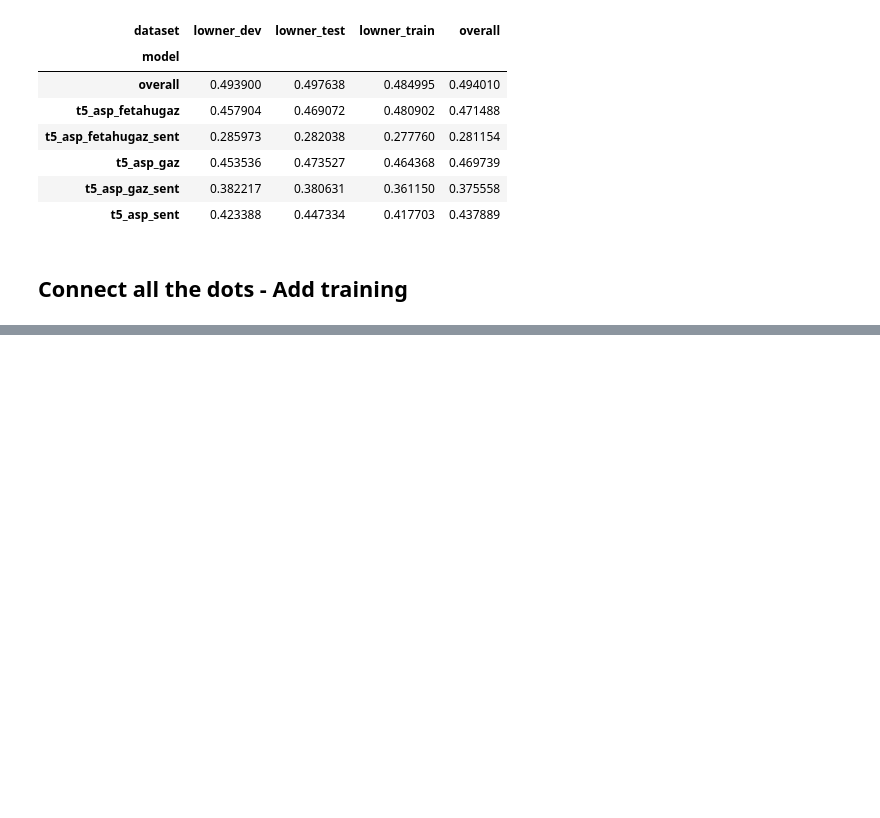
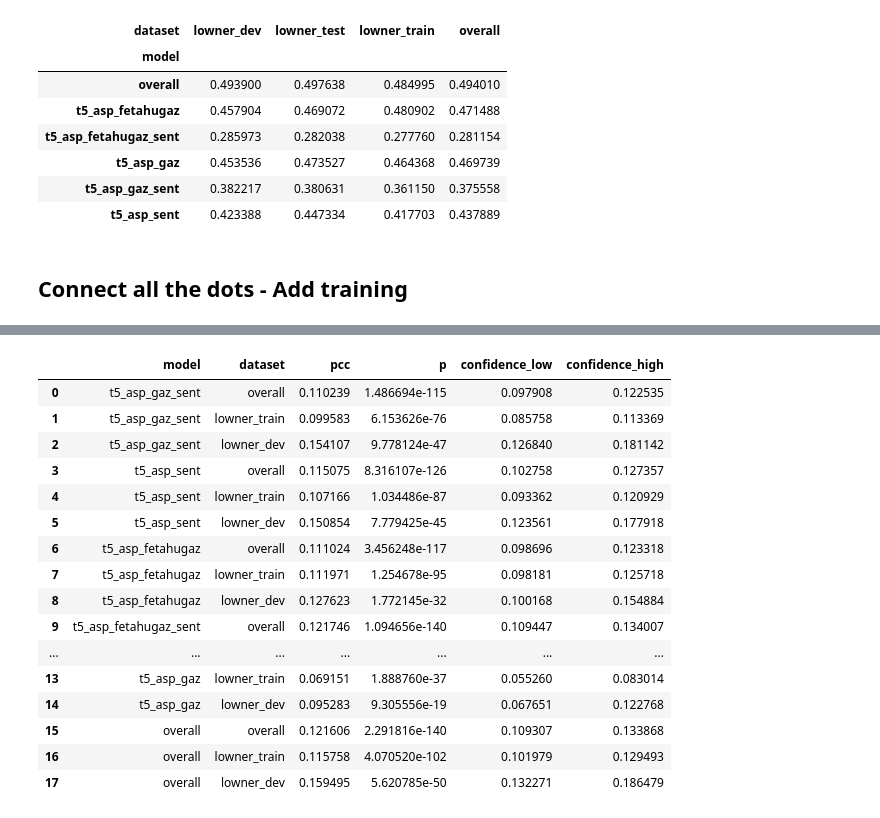
Before and after one commit to roebbert92/thesis, a Jupyter notebook: experiment_01.ipynb, the cells around one changed output, grey strips where cells are left out. Drawn from its saved outputs; the diff is of its cells as text; code cells hidden in the pictures; blank space fills up the shorter version.

```diff
--- a/experiment_01.ipynb
+++ b/experiment_01.ipynb
@@ -644,0 +507,8 @@ cm
+# %%
+correlation_table, cm = pearson_correlation_table(
+    ccr_df,
+    model_metrics_df[model_metrics_df["targets"] > 0],
+    "cosine_full_max",
+    "f1",
+    confidence_level=0.99)
+cm
@@ -644,0 +524,20 @@ cm
+# %%
+correlation_table
+# %% [output]
+|  | model | dataset | pcc | p | confidence_low | confidence_high |
+| 0 | t5_asp_gaz_sent | overall | 0.110239 | 1.486694e-115 | 0.097908 | 0.122535 |
+| 1 | t5_asp_gaz_sent | lowner_train | 0.099583 | 6.153626e-76 | 0.085758 | 0.113369 |
+| 2 | t5_asp_gaz_sent | lowner_dev | 0.154107 | 9.778124e-47 | 0.126840 | 0.181142 |
+| 3 | t5_asp_sent | overall | 0.115075 | 8.316107e-126 | 0.102758 | 0.127357 |
+| 4 | t5_asp_sent | lowner_train | 0.107166 | 1.034486e-87 | 0.093362 | 0.120929 |
+| 5 | t5_asp_sent | lowner_dev | 0.150854 | 7.779425e-45 | 0.123561 | 0.177918 |
+| 6 | t5_asp_fetahugaz | overall | 0.111024 | 3.456248e-117 | 0.098696 | 0.123318 |
+| 7 | t5_asp_fetahugaz | lowner_train | 0.111971 | 1.254678e-95 | 0.098181 | 0.125718 |
+| 8 | t5_asp_fetahugaz | lowner_dev | 0.127623 | 1.772145e-32 | 0.100168 | 0.154884 |
+| 9 | t5_asp_fetahugaz_sent | overall | 0.121746 | 1.094656e-140 | 0.109447 | 0.134007 |
+| ... | ... | ... | ... | ... | ... | ... |
+| 13 | t5_asp_gaz | lowner_train | 0.069151 | 1.888760e-37 | 0.055260 | 0.083014 |
+| 14 | t5_asp_gaz | lowner_dev | 0.095283 | 9.305556e-19 | 0.067651 | 0.122768 |
+| 15 | overall | overall | 0.121606 | 2.291816e-140 | 0.109307 | 0.133868 |
+| 16 | overall | lowner_train | 0.115758 | 4.070520e-102 | 0.101979 | 0.129493 |
+| 17 | overall | lowner_dev | 0.159495 | 5.620785e-50 | 0.132271 | 0.186479 |
```
Also changed, not shown: parts of 7 cells of this notebook, 1 other file.
